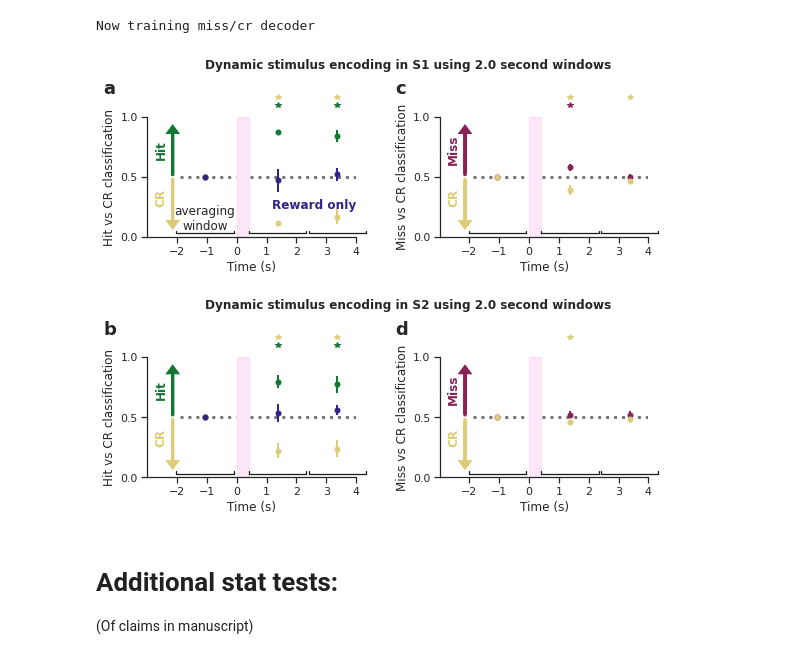
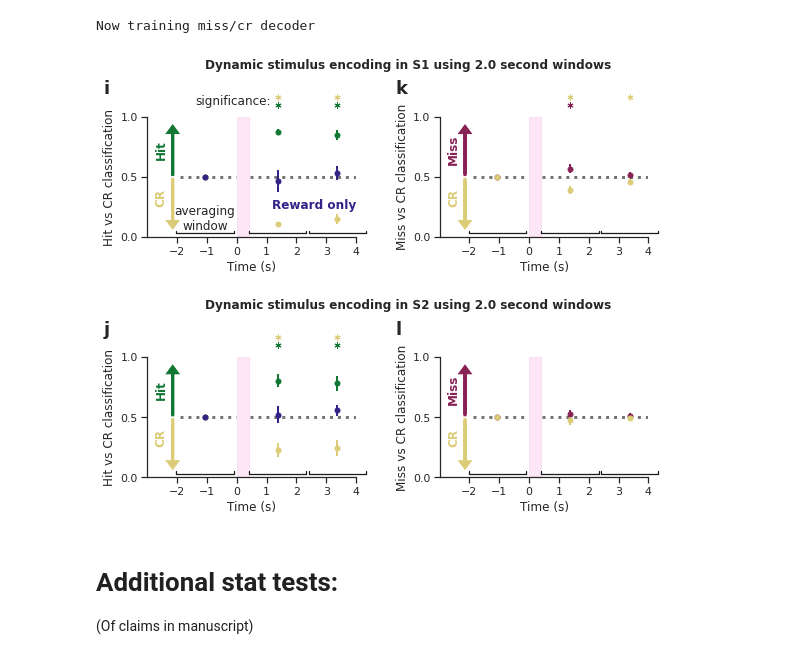
Before and after one commit to Packer-Lab/popping-off, a Jupyter notebook: notebooks/Paper Figures/Figure3.ipynb, the cells around one changed output. Saved outputs shown, nothing was run; the diff lists cells and outputs as text; code cells hidden in the pictures.

Commit message:
Put large window decoders into supp fig

```diff
--- a/notebooks/Paper Figures/Figure3.ipynb
+++ b/notebooks/Paper Figures/Figure3.ipynb
@@ -301,10 +301,13 @@ elif selection_type == 'avoid_ps':
     print(start_windows_all)
     tp_dict['decoders_merged_tp'] = [time_arr_use[tp:tp + n_window] for tp in start_windows_all]
 
-time_array_plot = np.array([x[half_window] for x in tp_dict['decoders_merged_tp']])
+time_array_plot_merged = np.array([x[half_window] for x in tp_dict['decoders_merged_tp']])
 
 # print(tp_dict['decoders_merged_tp'])
-print(time_array_plot)
+print(time_array_plot_merged)
+
+lick_acc_merged, lick_acc_split_merged, lick_pred_split_merged, ps_acc_merged, ps_acc_split_merged = {}, {}, {}, {}, {}
+ps_pred_split_merged, lick_half_merged, angle_dec_merged, decoder_weights_merged = {}, {}, {}, {}
 # %% [output]
 [177 250 310]
 [-1.06666667  1.36666667  3.36666667]
@@ -337,60 +340,54 @@ gs_dyn_dec = fig.add_gridspec(ncols=2, nrows=2, bottom=0.1, top=0.87, right=0.97
 hit_ax_dict = {'s1': fig.add_subplot(gs_dyn_dec[0, 0]), 's2': fig.add_subplot(gs_dyn_dec[1, 0])}
 miss_ax_dict = {'s1': fig.add_subplot(gs_dyn_dec[0, 1]), 's2': fig.add_subplot(gs_dyn_dec[1, 1])}
 
-reg_key = 1000
-# tmp_ps_dict = all_ps_pred_split_tt[reg_key]
-# tmp_lick_dict = all_lick_pred_split_tt[reg_key]
-tmp_ps_dict = ps_pred_split
-tmp_lick_dict = lick_pred_split
 
-pop.plot_dynamic_decoding_two_regions_wrapper(ps_pred_split=tmp_ps_dict, lick_pred_split=tmp_lick_dict,
+pop.plot_dynamic_decoding_two_regions_wrapper(ps_pred_split=ps_pred_split_merged, lick_pred_split=lick_pred_split_merged,
                                               decoder_key='hit/cr', ax_acc_ps=hit_ax_dict,
                                               plot_tt=['hit', 'cr', 'spont'], plot_legend=False,
-                                              time_array=time_array_plot, indicate_spont=True,
+                                              time_array=time_array_plot_merged, indicate_spont=True,
                                               plot_significance=True,
                                               plot_indiv_data_points_error_bars=True,
                                               time_array_chance=time_array_plot_original,
                                               plot_significance_individually=True,  bottom_sign_bar=1.1)
 
-pop.plot_dynamic_decoding_two_regions_wrapper(ps_pred_split=tmp_ps_dict, lick_pred_split=tmp_lick_dict,
+pop.plot_dynamic_decoding_two_regions_wrapper(ps_pred_split=ps_pred_split_merged, lick_pred_split=lick_pred_split_merged,
                                               decoder_key='miss/cr', ax_acc_ps=miss_ax_dict,
                                               plot_tt=['miss', 'cr'], plot_legend=False,
-                                              time_array=time_array_plot,
+                                              time_array=time_array_plot_merged,
                                               plot_significance=True,
                                               plot_indiv_data_points_error_bars=True,
                                               time_array_chance=time_array_plot_original,
                                               plot_significance_individually=True, bottom_sign_bar=1.1)
 
 
 half_ws = (window_size_in_sec / 2) * 0.96
 y_wind = 0.03
 y_end = 0.05
 
 # ax_wind = hit_ax_dict['s1']
 for ax_wind in [hit_ax_dict['s1'], hit_ax_dict['s2'], miss_ax_dict['s1'], miss_ax_dict['s2']]:
-    for i_tp, mid_tp in enumerate(time_array_plot):
+    for i_tp, mid_tp in enumerate(time_array_plot_merged):
         ax_wind.plot([mid_tp - half_ws, mid_tp + half_ws], [y_wind, y_wind], linewidth=1.25, c='k', clip_on=False)
         ax_wind.plot([mid_tp - half_ws, mid_tp - half_ws], [y_end, y_wind], linewidth=1.25, c='k', clip_on=False)
         ax_wind.plot([mid_tp + half_ws, mid_tp + half_ws], [y_end, y_wind], linewidth=1.25, c='k', clip_on=False)
-hit_ax_dict['s1'].text(s='averaging\nwindow', x=time_array_plot[0], y=0.04, ha='center', va='bottom')
+hit_ax_dict['s1'].text(s='averaging\nwindow', x=time_array_plot_merged[0], y=0.04, ha='center', va='bottom')
+hit_ax_dict['s1'].text(s='significance:', x=1.15, y=1.08, ha='right', va='bottom')
 
 
 for reg in ['s1' ,'s2']:
-#     if reg == 's1':
     hit_ax_dict[reg].set_title(f'Dynamic stimulus encoding in {reg.upper()} using {np.round(window_size_in_sec, 2)} second windows',
                                x=1.25, y=1.35, fontdict={'weight': 'bold'})
-#     hit_ax_dict[reg].set_title('')
     miss_ax_dict[reg].set_title('')
-    hit_ax_dict[reg].text(s=('a' if reg == 's1' else 'b'), x=-4.48, y=1.19,
+    hit_ax_dict[reg].text(s=('i' if reg == 's1' else 'j'), x=-4.48, y=1.19,
                           fontdict={'weight': 'bold', 'size': 18})
-    miss_ax_dict[reg].text(s=('c' if reg == 's1' else 'd'), x=-4.48, y=1.19,
+    miss_ax_dict[reg].text(s=('k' if reg == 's1' else 'l'), x=-4.48, y=1.19,
                           fontdict={'weight': 'bold', 'size': 18})
 
 if save_fig:
     plt.savefig('/home/tplas/repos/popping-off/figures/full_figs_manuscript/supp_fig_2sec_window_decoders.pdf',
                 bbox_to_inches='tight')
 # %% [output]
-[figure, old version]
+[figure, new version]
 # %% [markdown]
 # Additional stat tests:
 (Of claims in manuscript)
```
Also changed, not shown: parts of 5 cells of this notebook, 4 other files.
